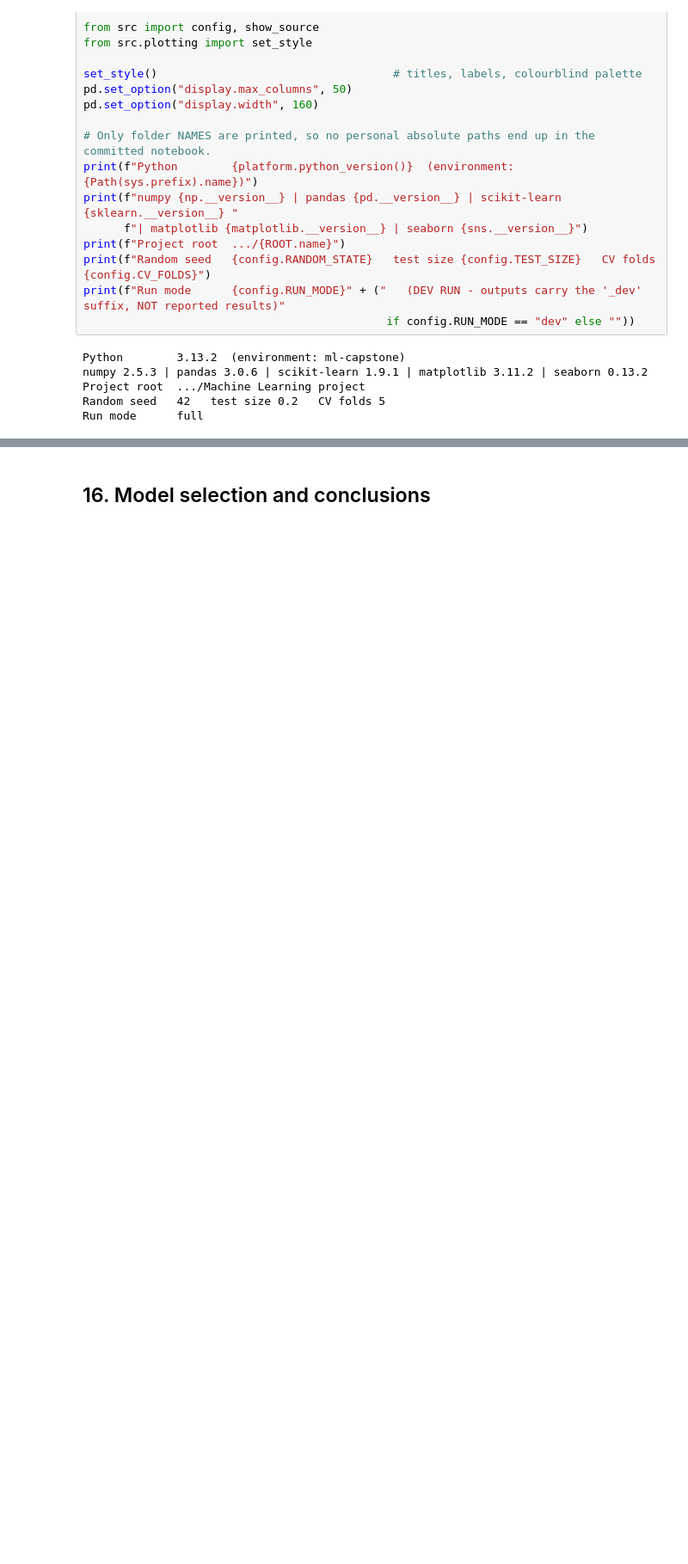
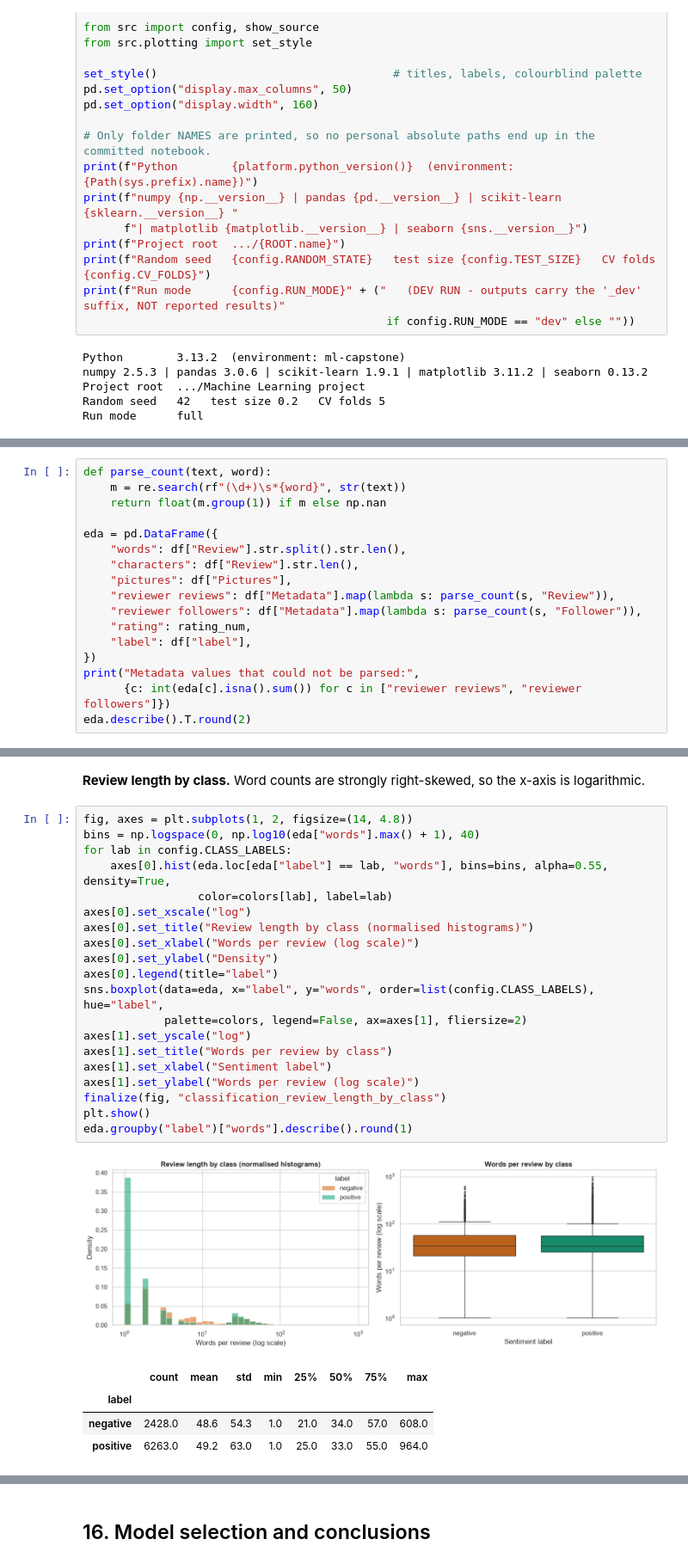
Before and after one commit to gideonthegrafted/ML-Capstone-project, a Jupyter notebook: notebooks/classification.ipynb, the cells around one changed output, grey strips where cells are left out. Shown at 86% size. Cells and saved outputs as stored; diff of their text form; blank space fills up the shorter version.

```diff
--- a/notebooks/classification.ipynb
+++ b/notebooks/classification.ipynb
@@ -308,0 +580,17 @@ false alarms); the ROC curve shows the trade-off between them across all decisio
+# %%
+def parse_count(text, word):
+    m = re.search(rf"(\d+)\s*{word}", str(text))
+    return float(m.group(1)) if m else np.nan
+
+eda = pd.DataFrame({
+    "words": df["Review"].str.split().str.len(),
+    "characters": df["Review"].str.len(),
+    "pictures": df["Pictures"],
+    "reviewer reviews": df["Metadata"].map(lambda s: parse_count(s, "Review")),
+    "reviewer followers": df["Metadata"].map(lambda s: parse_count(s, "Follower")),
+    "rating": rating_num,
+    "label": df["label"],
+})
+print("Metadata values that could not be parsed:",
+      {c: int(eda[c].isna().sum()) for c in ["reviewer reviews", "reviewer followers"]})
+eda.describe().T.round(2)
@@ -308,0 +606,28 @@ false alarms); the ROC curve shows the trade-off between them across all decisio
+# %% [markdown]
+**Review length by class.** Word counts are strongly right-skewed, so the x-axis is logarithmic.
+# %%
+fig, axes = plt.subplots(1, 2, figsize=(14, 4.8))
+bins = np.logspace(0, np.log10(eda["words"].max() + 1), 40)
+for lab in config.CLASS_LABELS:
+    axes[0].hist(eda.loc[eda["label"] == lab, "words"], bins=bins, alpha=0.55, density=True,
+                 color=colors[lab], label=lab)
+axes[0].set_xscale("log")
+axes[0].set_title("Review length by class (normalised histograms)")
+axes[0].set_xlabel("Words per review (log scale)")
+axes[0].set_ylabel("Density")
+axes[0].legend(title="label")
+sns.boxplot(data=eda, x="label", y="words", order=list(config.CLASS_LABELS), hue="label",
+            palette=colors, legend=False, ax=axes[1], fliersize=2)
+axes[1].set_yscale("log")
+axes[1].set_title("Words per review by class")
+axes[1].set_xlabel("Sentiment label")
+axes[1].set_ylabel("Words per review (log scale)")
+finalize(fig, "classification_review_length_by_class")
+plt.show()
+eda.groupby("label")["words"].describe().round(1)
+# %% [output]
+[figure, added]
+|  | count | mean | std | min | 25% | 50% | 75% | max |
+| label |  |  |  |  |  |  |  |  |
+| negative | 2428.0 | 48.6 | 54.3 | 1.0 | 21.0 | 34.0 | 57.0 | 608.0 |
+| positive | 6263.0 | 49.2 | 63.0 | 1.0 | 25.0 | 33.0 | 55.0 | 964.0 |
```
Also changed, not shown: parts of 182 cells of this notebook, 10 other files.
